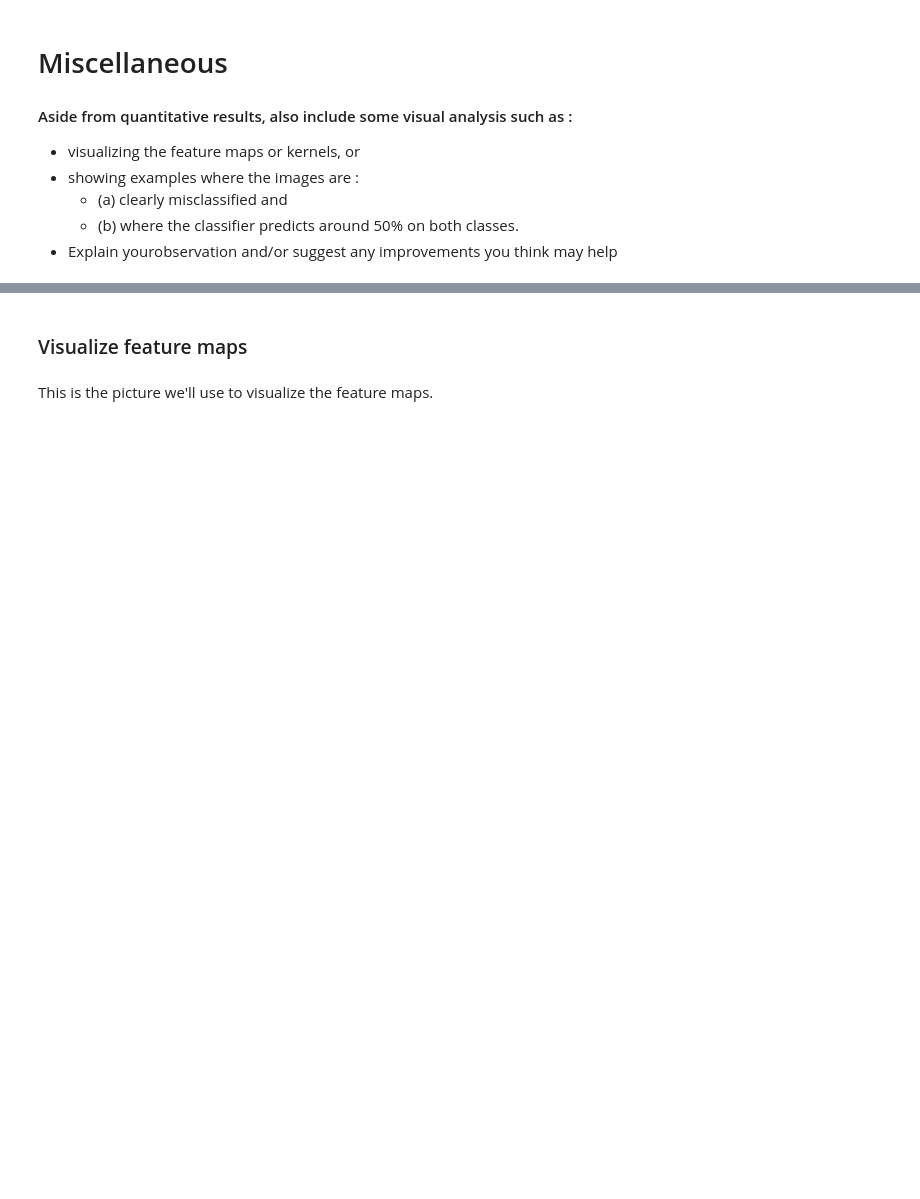
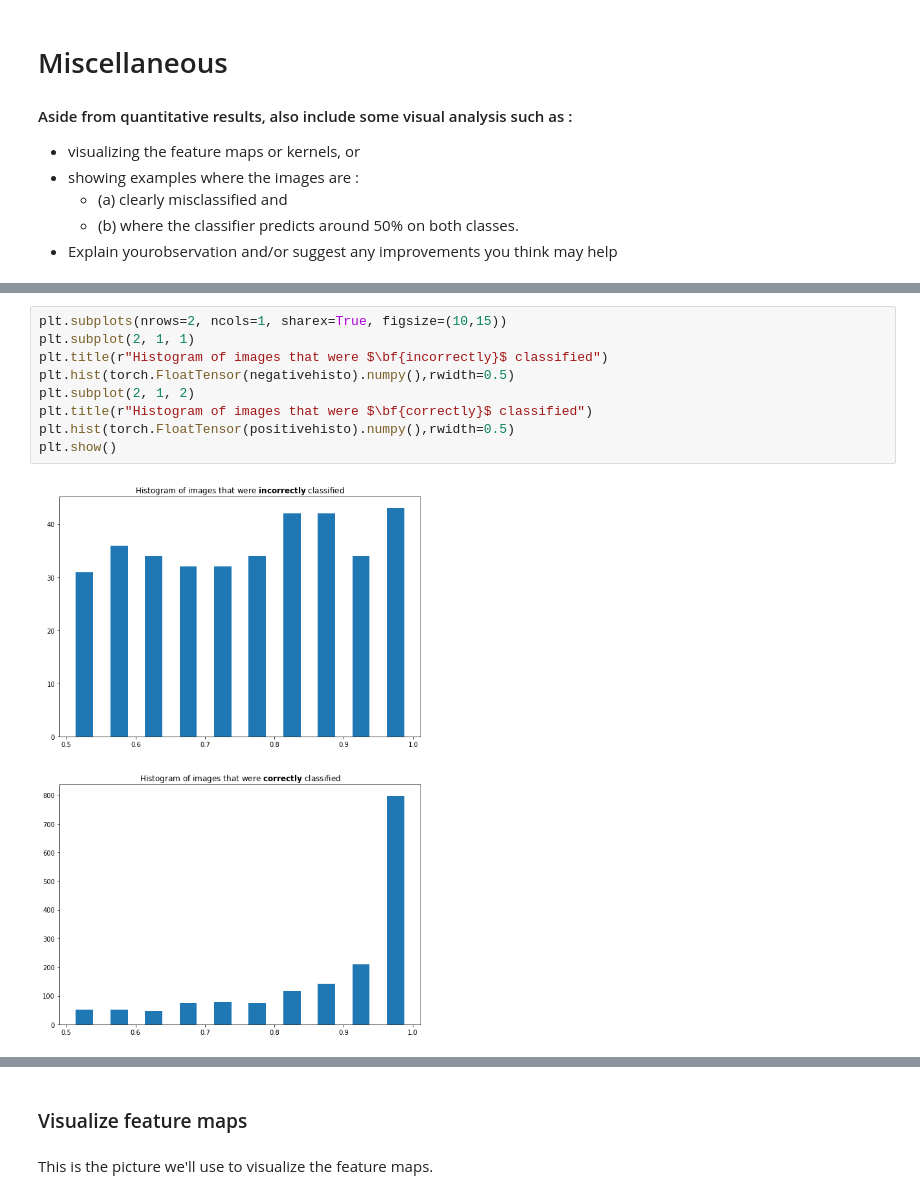
Before and after one commit to HugoCote/Assignment-1-Part-3, a Jupyter notebook: dev1num3.ipynb, the cells around one changed output, grey strips where cells are left out. Cells and saved outputs as stored; diff of their text form; blank space fills up the shorter version.

```diff
--- a/dev1num3.ipynb
+++ b/dev1num3.ipynb
@@ -1401,0 +1477,11 @@ net associated prob     :   0.85, 0.87, 0.99, 0.80, 0.28, 0.00, 0.95, 0.44
+# %%
+plt.subplots(nrows=2, ncols=1, sharex=True, figsize=(10,15))
+plt.subplot(2, 1, 1)
+plt.title(r"Histogram of images that were $\bf{incorrectly}$ classified")
+plt.hist(torch.FloatTensor(negativehisto).numpy(),rwidth=0.5)
+plt.subplot(2, 1, 2)
+plt.title(r"Histogram of images that were $\bf{correctly}$ classified")
+plt.hist(torch.FloatTensor(positivehisto).numpy(),rwidth=0.5)
+plt.show()
+# %% [output]
+[figure, added]
```
Also changed, not shown: parts of 41 cells of this notebook, 2 other files.
